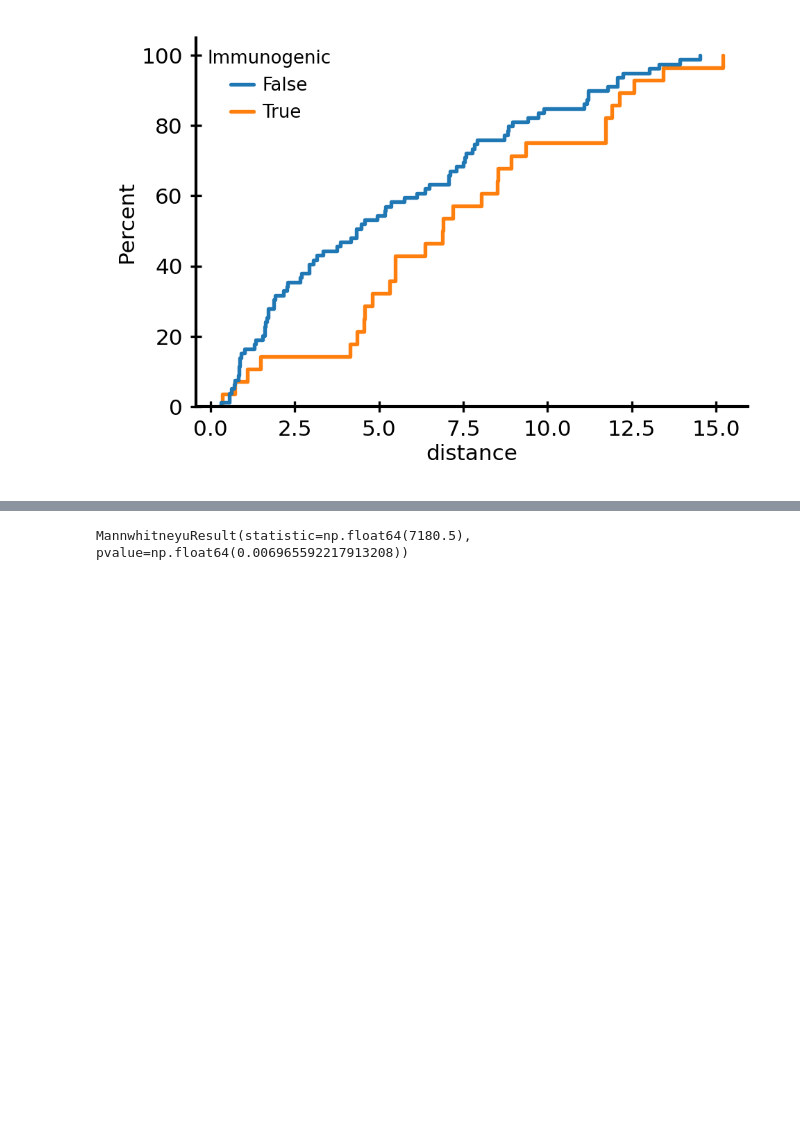
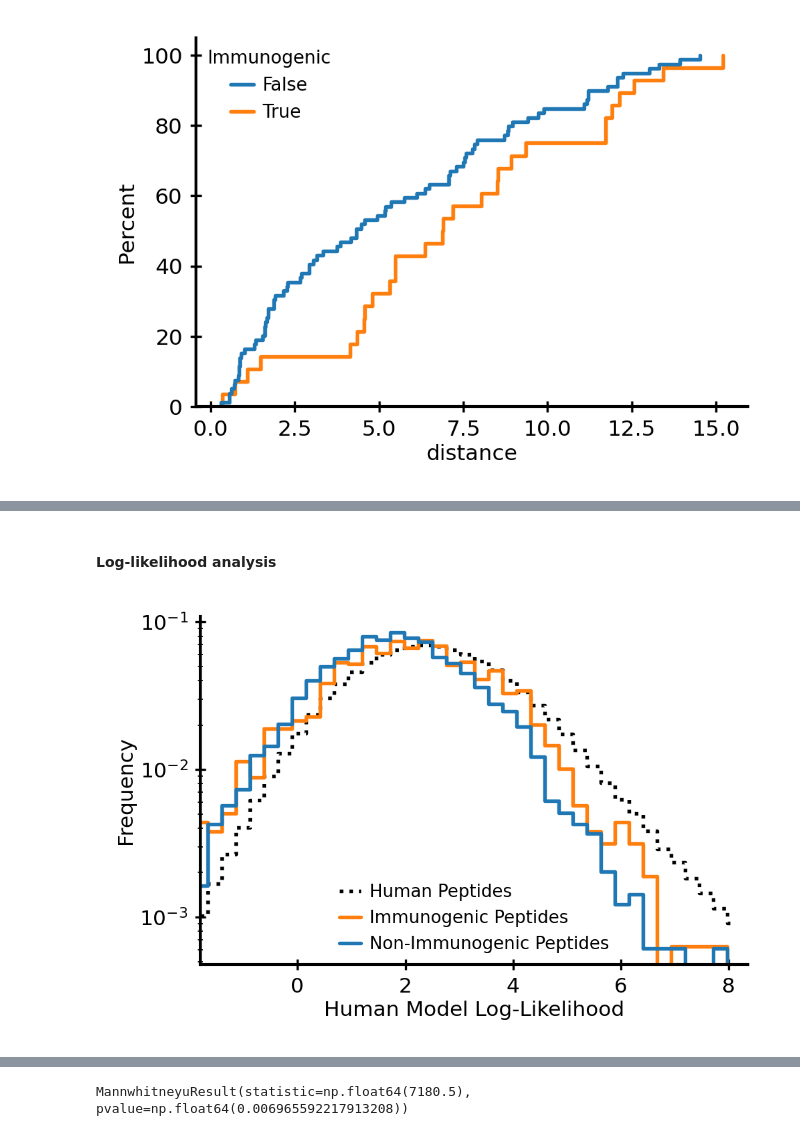
Before and after one commit to jonlevi/self_not_self, a Jupyter notebook: notebooks/figure_4.ipynb, the cells around one changed output, grey strips where cells are left out. Saved outputs shown, nothing was run; the diff lists cells and outputs as text; code cells hidden in the pictures; blank space fills up the shorter version.

```diff
--- a/notebooks/figure_4.ipynb
+++ b/notebooks/figure_4.ipynb
@@ -366,3 +376,9 @@ source_mapper = {
 
 }
 malaria_abundance_df['source'] = malaria_abundance_df['source'].apply(source_mapper.get)
+# %% [markdown]
+#### Log-likelihood analysis
+# %%
+likelihood_human = np.load(f'{figdatadir}/likelihood_human.npy')
+likelihood_immunogenic = np.load(f'{figdatadir}/likelihood_immunogenic.npy')
+likelihood_nonimmunogenic = np.load(f'{figdatadir}/likelihood_nonimmunogenic.npy')
@@ -368,0 +405,18 @@ malaria_abundance_df['source'] = malaria_abundance_df['source'].apply(source_map
+# %%
+xmin, xmax = np.quantile(likelihood_human, 0.01)-1, np.quantile(likelihood_human, 0.99)+1
+
+
+fig, ax = plt.subplots()
+likelihood_vals = [likelihood_human, likelihood_immunogenic, likelihood_nonimmunogenic]
+labels = ['Human Peptides', 'Immunogenic Peptides', 'Non-Immunogenic Peptides']
+colors = ['k','tab:orange','tab:blue']
+styles = ['dotted','-','-']
+plot_likelihood_histograms(likelihood_vals, labels, xmin=xmin, xmax=xmax, ax=ax, nbins=40,colors=colors,styles=styles)
+ax.set_xlim(xmin, xmax)
+ax.set_ylabel('Frequency')
+ax.set_xlabel('Human Model Log-Likelihood')
+ax.set_yscale('log')
+ax.legend(loc='lower center')
+fig.tight_layout()
+# %% [output]
+[figure, added]
```
Also changed, not shown: parts of 9 cells of this notebook, 3 other files.
